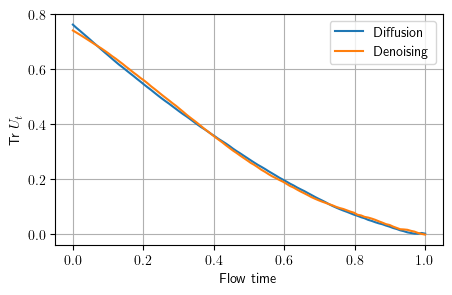
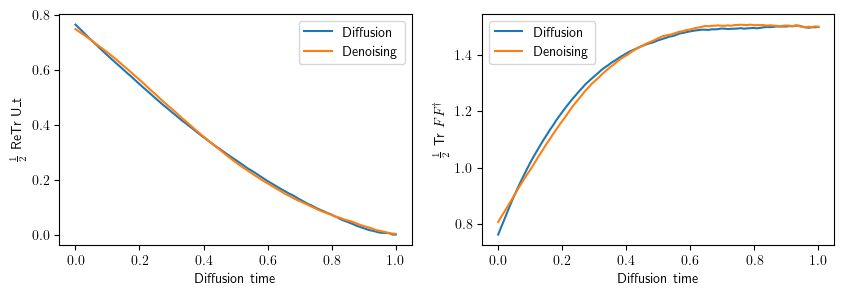
The change to this notebook cell's code, shown as a diff; its figure went from the first image to the second:
--- before
+++ after
@@ -1,10 +1,9 @@
-fig, ax = plt.subplots(1, 1, figsize=(5, 3))
-
+fig, axs = plt.subplots(1, 2, figsize=(10, 3))
 
 t_eval = torch.flip(t_eval, dims=(0,))
 denoised_samples = torch.flip(torch.stack(y_eval, dim=0).squeeze(2), dims=(0,))
 
-plot_trace(t_eval, diffused_samples, label='Diffusion', ax=ax)
-plot_trace(t_eval, denoised_samples, label='Denoising', ax=ax)
+plot_trace(t_eval, diffused_samples, label='Diffusion', axs=axs)
+plot_trace(t_eval, denoised_samples, label='Denoising', axs=axs)
 
 ax.grid()

Commit: examples: SU(2) and SU(3) matrix models updated